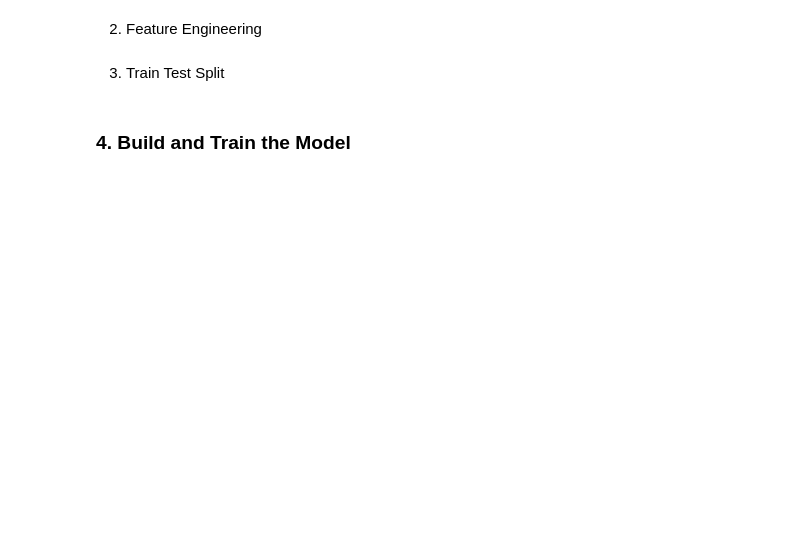
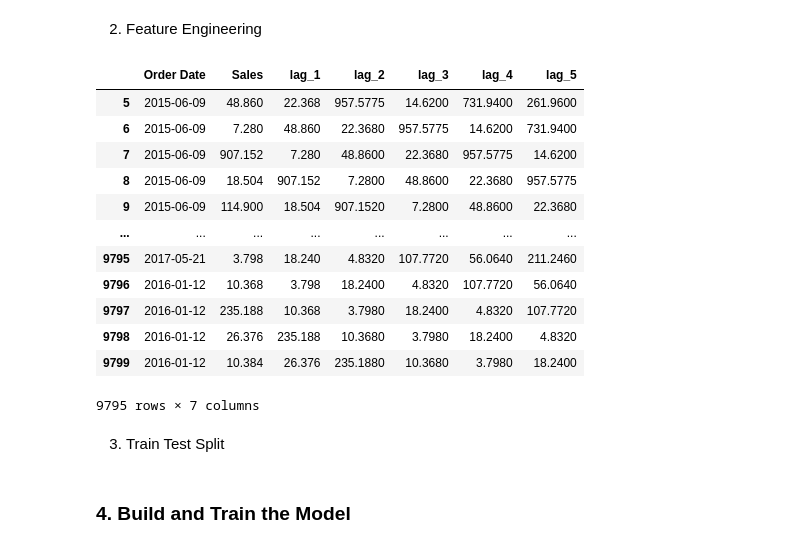
Before and after one commit to fatahrahimi330/100-Machine-Learning-Projects, a Jupyter notebook: 27-Salces Forecast Prediction/salce_forecast_prediction.ipynb, the cells around one changed output. Saved outputs shown, nothing was run; the diff lists cells and outputs as text; code cells hidden in the pictures; blank space fills up the shorter version.

```diff
--- a/27-Salces Forecast Prediction/salce_forecast_prediction.ipynb
+++ b/27-Salces Forecast Prediction/salce_forecast_prediction.ipynb
@@ -21,2 +134,29 @@ df.head()
 # %% [markdown]
 2. Feature Engineering
+# %%
+def create_lagged_features(df, lag=1):
+    lagged_df = df.copy()
+    for i in range(1, lag+1):
+        lagged_df[f'lag_{i}'] = lagged_df['Sales'].shift(i)
+    return lagged_df
+
+
+lag = 5
+sales_with_lags = create_lagged_features(df[['Order Date', 'Sales']], lag)
+
+sales_with_lags = sales_with_lags.dropna()
+sales_with_lags
+# %% [output]
+|  | Order Date | Sales | lag_1 | lag_2 | lag_3 | lag_4 | lag_5 |
+| 5 | 2015-06-09 | 48.860 | 22.368 | 957.5775 | 14.6200 | 731.9400 | 261.9600 |
+| 6 | 2015-06-09 | 7.280 | 48.860 | 22.3680 | 957.5775 | 14.6200 | 731.9400 |
+| 7 | 2015-06-09 | 907.152 | 7.280 | 48.8600 | 22.3680 | 957.5775 | 14.6200 |
+| 8 | 2015-06-09 | 18.504 | 907.152 | 7.2800 | 48.8600 | 22.3680 | 957.5775 |
+| 9 | 2015-06-09 | 114.900 | 18.504 | 907.1520 | 7.2800 | 48.8600 | 22.3680 |
+| ... | ... | ... | ... | ... | ... | ... | ... |
+| 9795 | 2017-05-21 | 3.798 | 18.240 | 4.8320 | 107.7720 | 56.0640 | 211.2460 |
+| 9796 | 2016-01-12 | 10.368 | 3.798 | 18.2400 | 4.8320 | 107.7720 | 56.0640 |
+| 9797 | 2016-01-12 | 235.188 | 10.368 | 3.7980 | 18.2400 | 4.8320 | 107.7720 |
+| 9798 | 2016-01-12 | 26.376 | 235.188 | 10.3680 | 3.7980 | 18.2400 | 4.8320 |
+| 9799 | 2016-01-12 | 10.384 | 26.376 | 235.1880 | 10.3680 | 3.7980 | 18.2400 |
+9795 rows × 7 columns
```
Also changed, not shown: parts of 18 cells of this notebook, 4 other files.
